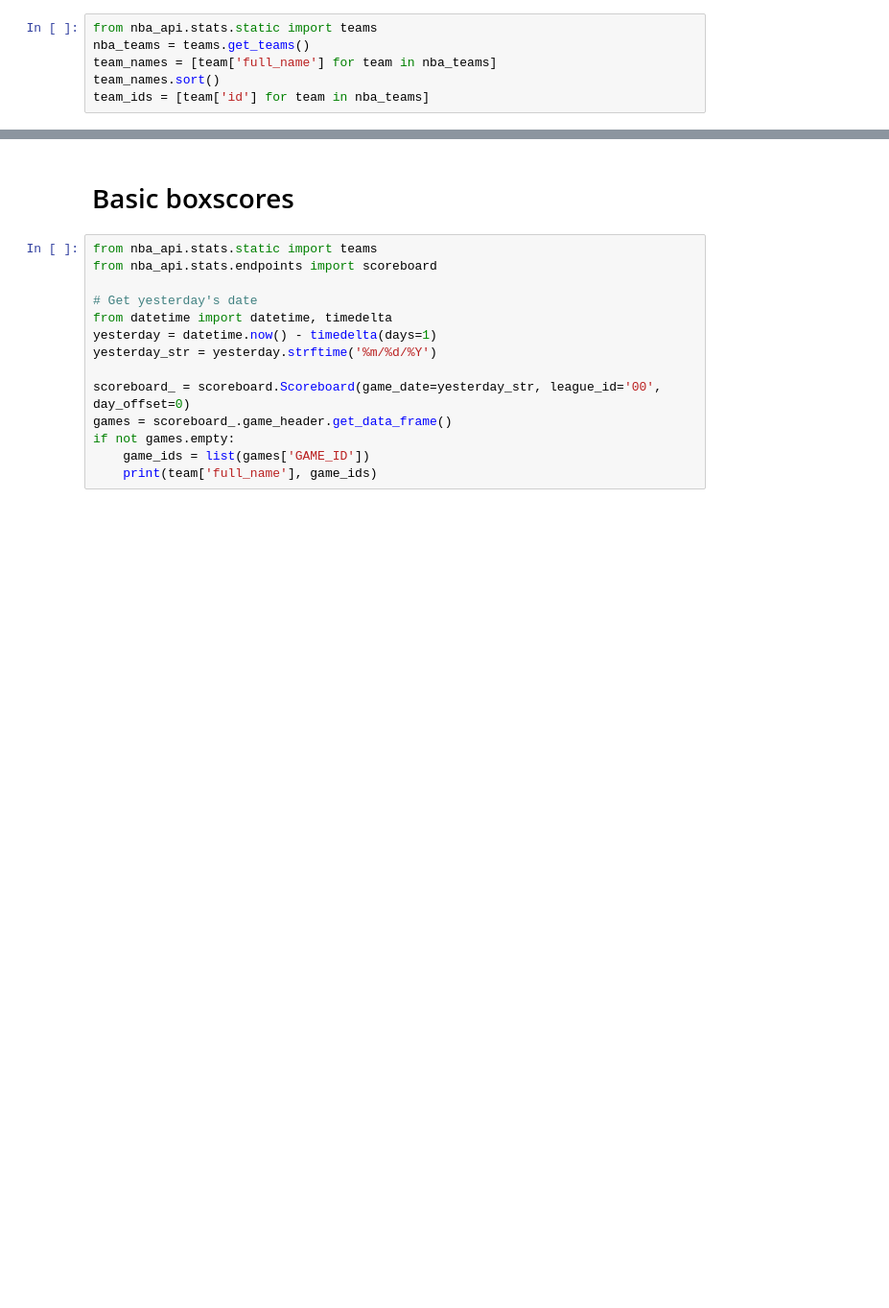
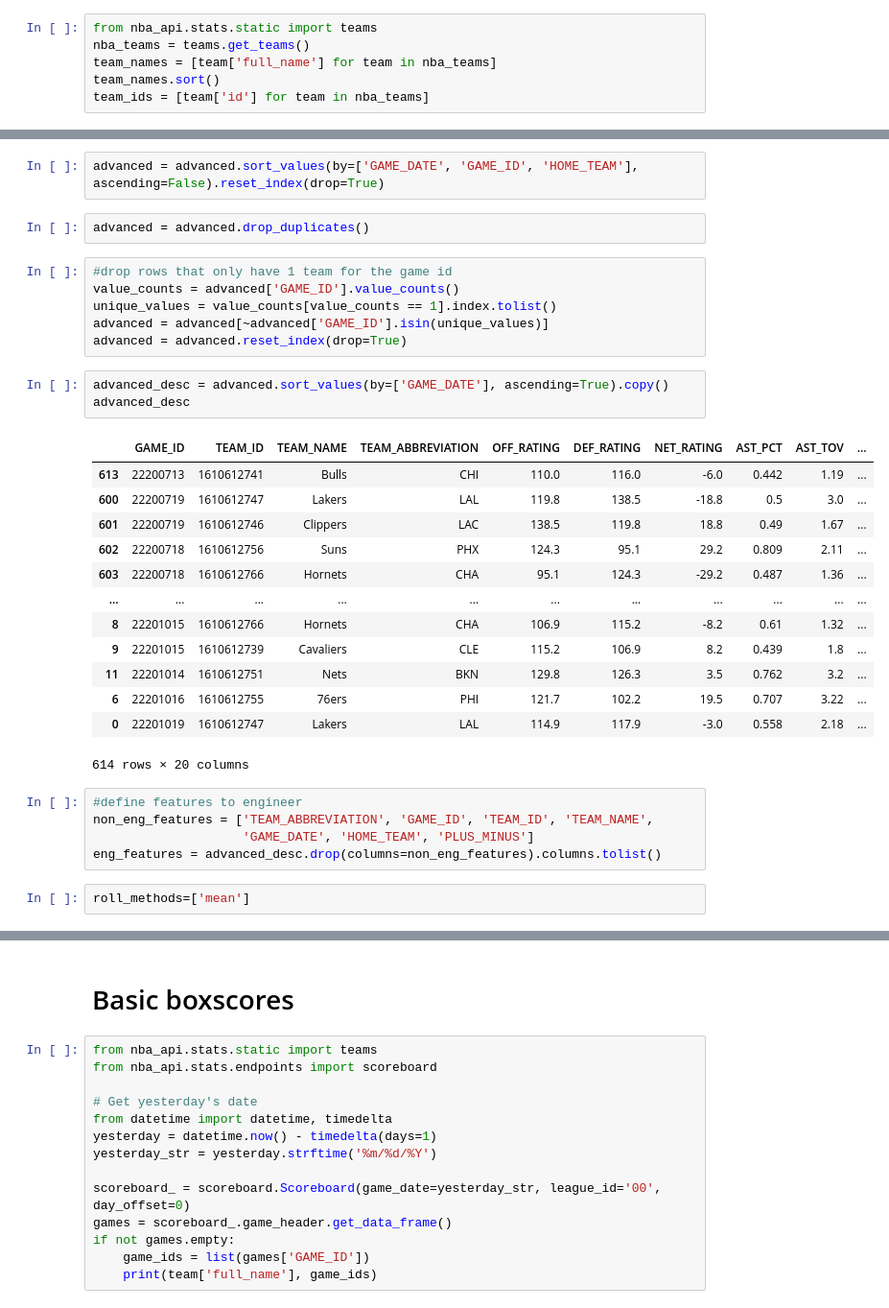
Before and after one commit to alecmatt5/nba_betting_analysis, a Jupyter notebook: backend/notebooks/production_test_julia.ipynb, the cells around one changed output, grey strips where cells are left out. Shown at 96% size. Cells and saved outputs as stored; diff of their text form; blank space fills up the shorter version.

```diff
--- a/backend/notebooks/production_test_julia.ipynb
+++ b/backend/notebooks/production_test_julia.ipynb
@@ -70,0 +183,34 @@ checkbox_values = {
+# %%
+advanced = advanced.sort_values(by=['GAME_DATE', 'GAME_ID', 'HOME_TEAM'], ascending=False).reset_index(drop=True)
+# %%
+advanced = advanced.drop_duplicates()
+# %%
+#drop rows that only have 1 team for the game id
+value_counts = advanced['GAME_ID'].value_counts()
+unique_values = value_counts[value_counts == 1].index.tolist()
+advanced = advanced[~advanced['GAME_ID'].isin(unique_values)]
+advanced = advanced.reset_index(drop=True)
+# %%
+advanced_desc = advanced.sort_values(by=['GAME_DATE'], ascending=True).copy()
+advanced_desc
+# %% [output]
+|  | GAME_ID | TEAM_ID | TEAM_NAME | TEAM_ABBREVIATION | OFF_RATING | DEF_RATING | NET_RATING | AST_PCT | AST_TOV | ... |
+| 613 | 22200713 | 1610612741 | Bulls | CHI | 110.0 | 116.0 | -6.0 | 0.442 | 1.19 | ... |
+| 600 | 22200719 | 1610612747 | Lakers | LAL | 119.8 | 138.5 | -18.8 | 0.5 | 3.0 | ... |
+| 601 | 22200719 | 1610612746 | Clippers | LAC | 138.5 | 119.8 | 18.8 | 0.49 | 1.67 | ... |
+| 602 | 22200718 | 1610612756 | Suns | PHX | 124.3 | 95.1 | 29.2 | 0.809 | 2.11 | ... |
+| 603 | 22200718 | 1610612766 | Hornets | CHA | 95.1 | 124.3 | -29.2 | 0.487 | 1.36 | ... |
+| ... | ... | ... | ... | ... | ... | ... | ... | ... | ... | ... |
+| 8 | 22201015 | 1610612766 | Hornets | CHA | 106.9 | 115.2 | -8.2 | 0.61 | 1.32 | ... |
+| 9 | 22201015 | 1610612739 | Cavaliers | CLE | 115.2 | 106.9 | 8.2 | 0.439 | 1.8 | ... |
+| 11 | 22201014 | 1610612751 | Nets | BKN | 129.8 | 126.3 | 3.5 | 0.762 | 3.2 | ... |
+| 6 | 22201016 | 1610612755 | 76ers | PHI | 121.7 | 102.2 | 19.5 | 0.707 | 3.22 | ... |
+| 0 | 22201019 | 1610612747 | Lakers | LAL | 114.9 | 117.9 | -3.0 | 0.558 | 2.18 | ... |
+614 rows × 20 columns
+# %%
+#define features to engineer
+non_eng_features = ['TEAM_ABBREVIATION', 'GAME_ID', 'TEAM_ID', 'TEAM_NAME',
+                    'GAME_DATE', 'HOME_TEAM', 'PLUS_MINUS']
+eng_features = advanced_desc.drop(columns=non_eng_features).columns.tolist()
+# %%
+roll_methods=['mean']
```
Also changed, not shown: parts of 41 cells of this notebook, 3 other files.
